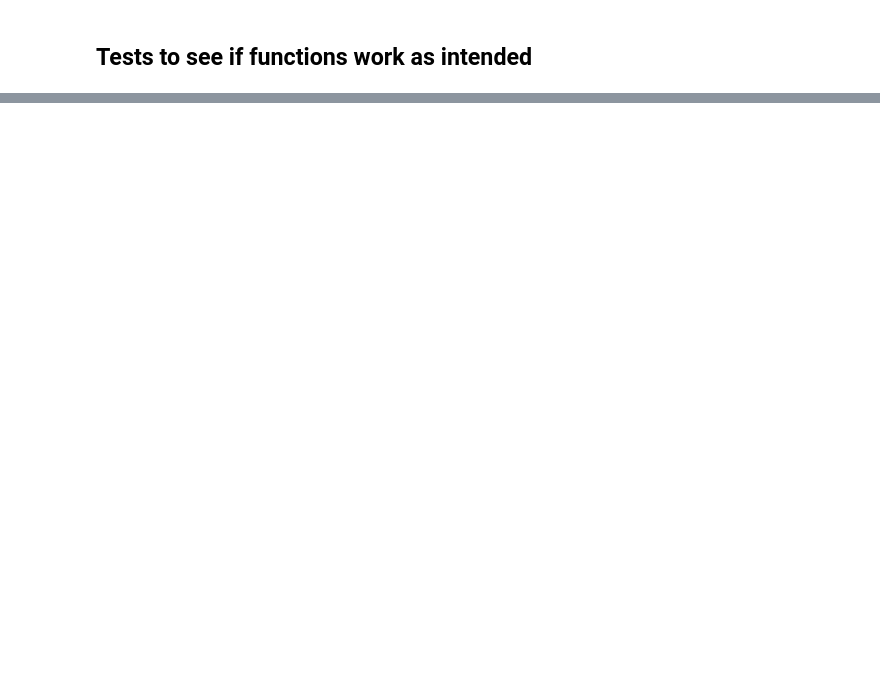
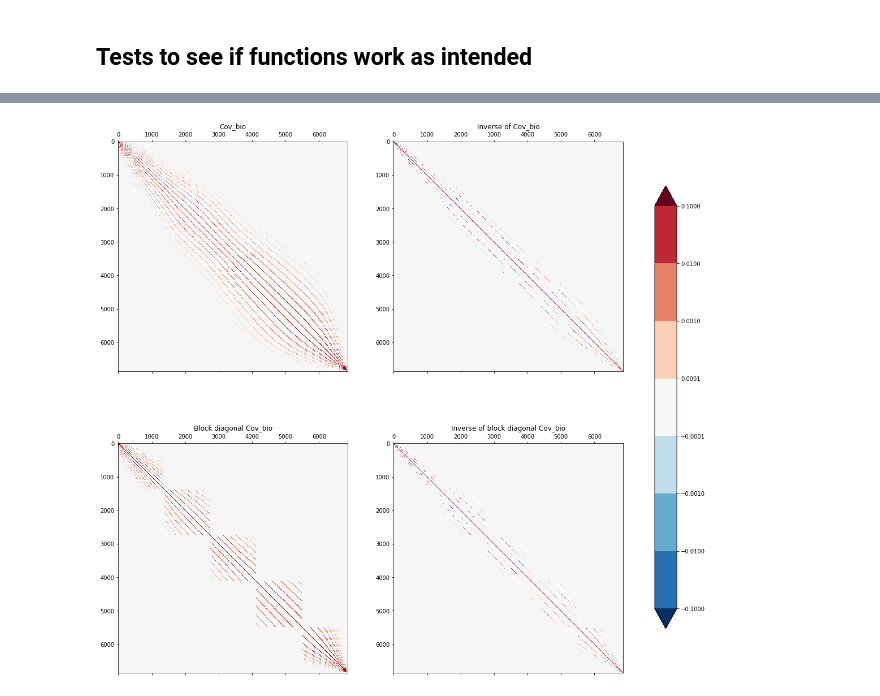
Before and after one commit to AkiTsuruta/MI-AIM, a Jupyter notebook: thresholding.ipynb, the cells around one changed output, grey strips where cells are left out. Saved outputs shown, nothing was run; the diff lists cells and outputs as text; code cells hidden in the pictures; blank space fills up the shorter version.

```diff
--- a/thresholding.ipynb
+++ b/thresholding.ipynb
@@ -170,0 +178,20 @@ plt.show()
+# %%
+matrices = [M, iM, M_block_diag, iM_block_diag]
+names = ["Cov_bio", "Inverse of Cov_bio", "Block diagonal Cov_bio", "Inverse of block diagonal Cov_bio"]
+
+fig, axs = plt.subplots(2,2, figsize = (20,18))
+bounds = np.array([-1e-1 ,-1e-2,-1e-3,-1e-4, 1e-4, 1e-3, 1e-2, 1e-1])
+norm = colors.BoundaryNorm(boundaries=bounds, ncolors=256, extend='both')
+images = []
+for k in range(4):
+    i = k // 2
+    j = k-2*i
+    images.append(axs[i,j].matshow(matrices[k], cmap='RdBu_r'))
+    axs[i,j].set_title(names[k])
+for im in images:
+    im.set_norm(norm)
+
+fig.colorbar(im, ax=axs.ravel().tolist(), norm = norm, orientation = 'vertical', shrink = 0.8)
+plt.show()
+# %% [output]
+[figure, added]
```
Also changed, not shown: parts of 11 cells of this notebook.
